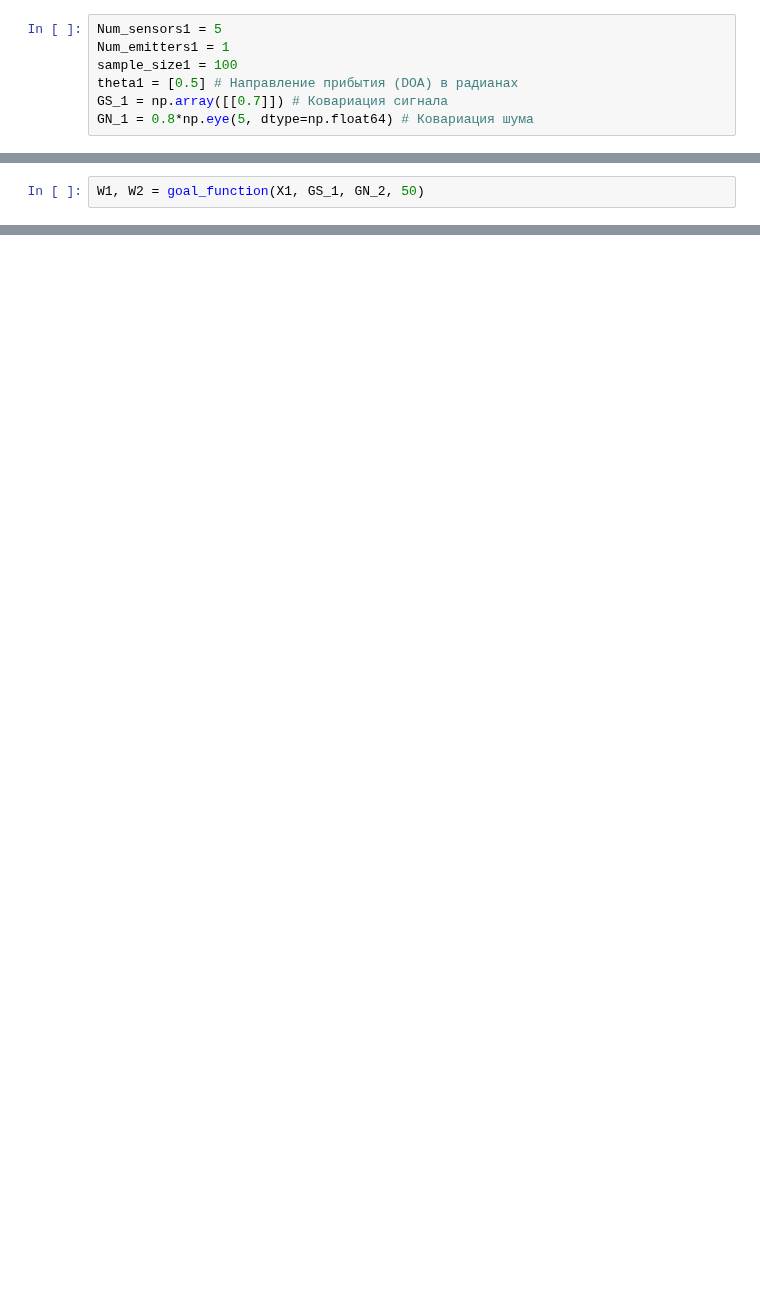
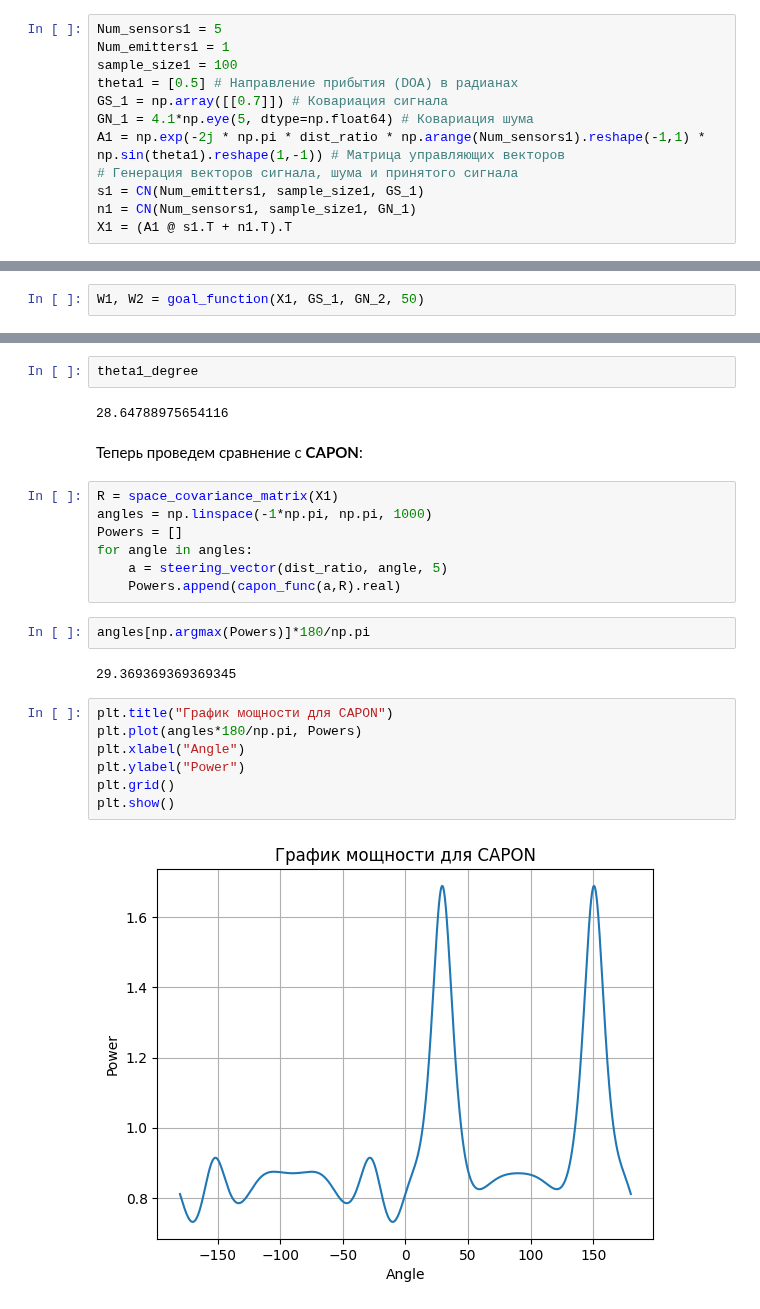
Before and after one commit to Recognizer525/Signal-Processing, a Jupyter notebook: Program Complex/EM-algorithm.ipynb, the cells around one changed output, grey strips where cells are left out. Cells and saved outputs as stored; diff of their text form; blank space fills up the shorter version.

Commit message:
Few changings that concern comparison of EM and CAPON

```diff
--- a/Program Complex/EM-algorithm.ipynb
+++ b/Program Complex/EM-algorithm.ipynb
@@ -12,4 +12,9 @@ Num_emitters1 = 1
 sample_size1 = 100
 theta1 = [0.5] # Направление прибытия (DOA) в радианах
 GS_1 = np.array([[0.7]]) # Ковариация сигнала
-GN_1 = 0.8*np.eye(5, dtype=np.float64) # Ковариация шума
+GN_1 = 4.1*np.eye(5, dtype=np.float64) # Ковариация шума
+A1 = np.exp(-2j * np.pi * dist_ratio * np.arange(Num_sensors1).reshape(-1,1) * np.sin(theta1).reshape(1,-1)) # Матрица управляющих векторов
+# Генерация векторов сигнала, шума и принятого сигнала
+s1 = CN(Num_emitters1, sample_size1, GS_1)
+n1 = CN(Num_sensors1, sample_size1, GN_1)
+X1 = (A1 @ s1.T + n1.T).T
@@ -112,0 +112,26 @@ plt.plot(W1, W2.real, color='green')
+# %%
+theta1_degree
+# %% [output]
+28.64788975654116
+# %% [markdown]
+Теперь проведем сравнение с **CAPON**:
+# %%
+R = space_covariance_matrix(X1)
+angles = np.linspace(-1*np.pi, np.pi, 1000)
+Powers = []
+for angle in angles:
+    a = steering_vector(dist_ratio, angle, 5)
+    Powers.append(capon_func(a,R).real)
+# %%
+angles[np.argmax(Powers)]*180/np.pi
+# %% [output]
+29.369369369369345
+# %%
+plt.title("График мощности для CAPON")
+plt.plot(angles*180/np.pi, Powers)
+plt.xlabel("Angle")
+plt.ylabel("Power")
+plt.grid()
+plt.show()
+# %% [output]
+[figure, added]
```
Also changed, not shown: parts of 29 cells of this notebook, 1 other file.
